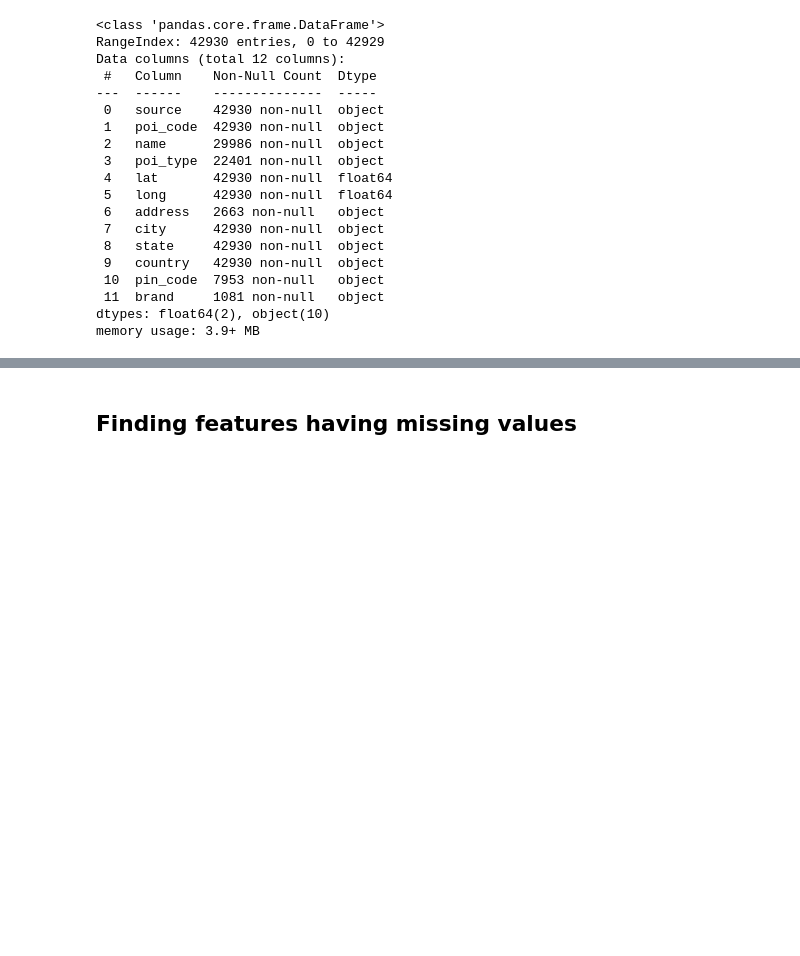
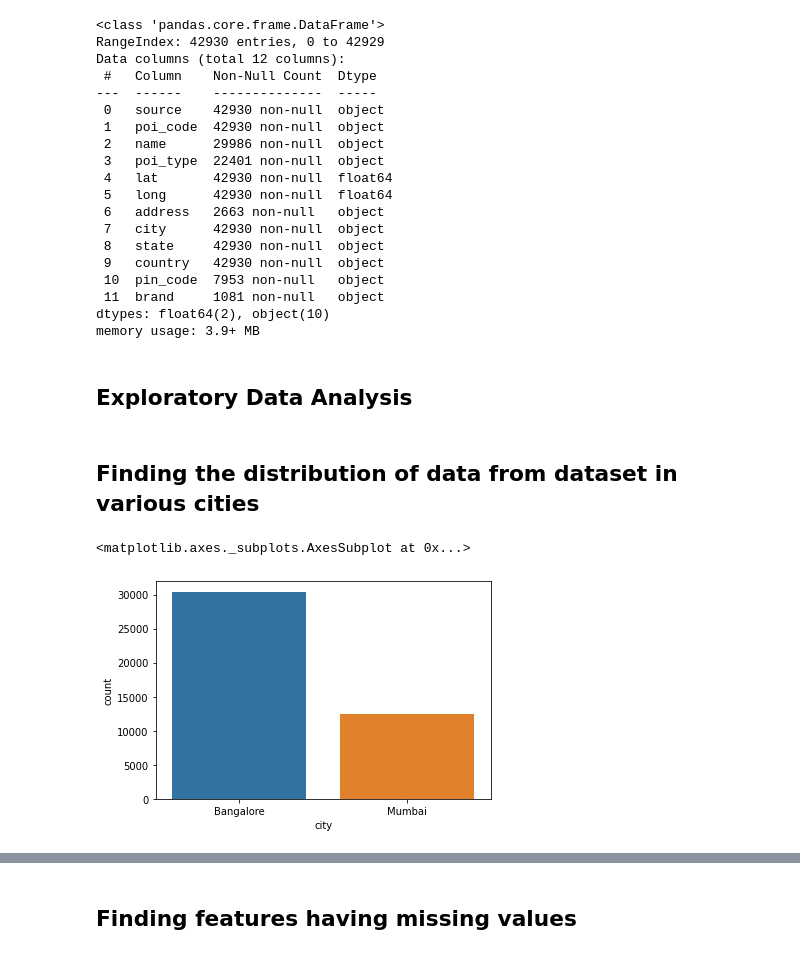
Before and after one commit to saurabhznaikz/Segmentation_of_places, a Jupyter notebook: solution_notebook.ipynb, the cells around one changed output, grey strips where cells are left out. Cells and saved outputs as stored; diff of their text form; code cells hidden in the pictures; blank space fills up the shorter version.

```diff
--- a/solution_notebook.ipynb
+++ b/solution_notebook.ipynb
@@ -65,3 +71,12 @@ Data columns (total 12 columns):
  11  brand     1081 non-null   object
 dtypes: float64(2), object(10)
 memory usage: 3.9+ MB
+# %% [markdown]
+## Exploratory Data Analysis
+# %% [markdown]
+## Finding the distribution of data from dataset in various cities
+# %%
+sns.countplot(x ='city', data = df)
+# %% [output]
+<matplotlib.axes._subplots.AxesSubplot at 0x...>
+[figure, added]
```
Also changed, not shown: parts of 101 cells of this notebook, 1 other file.
